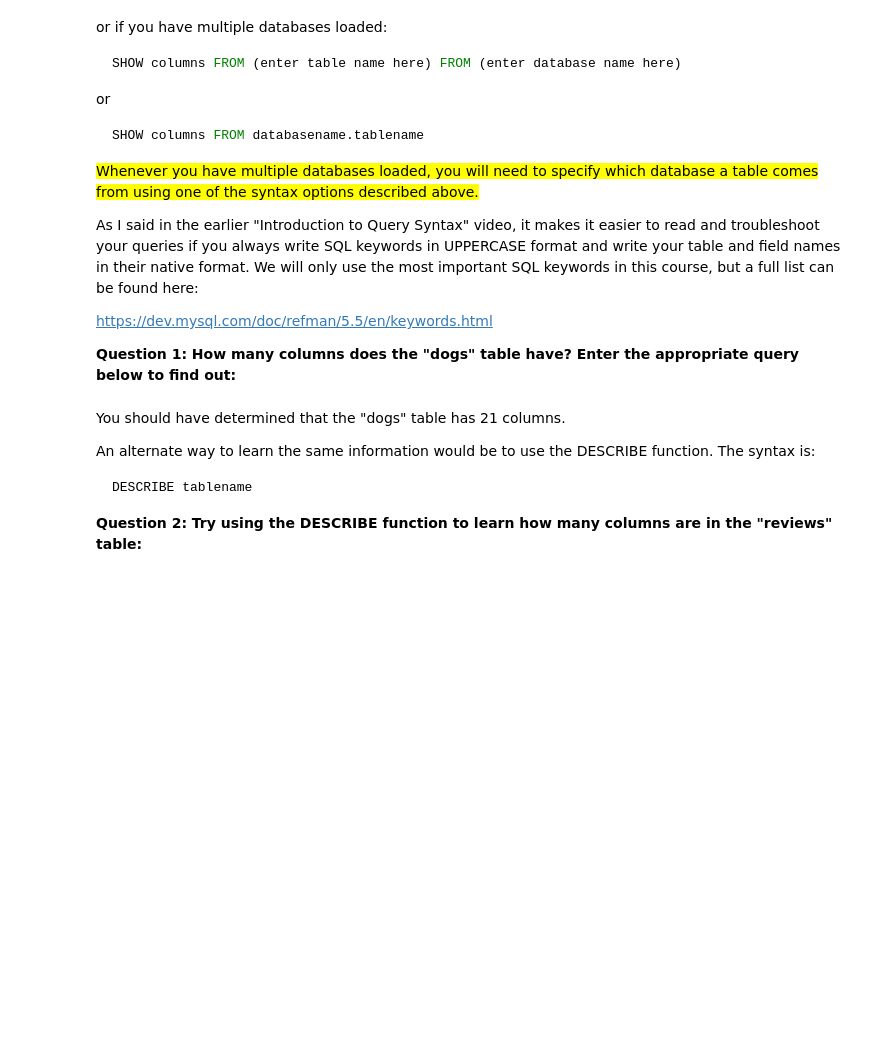
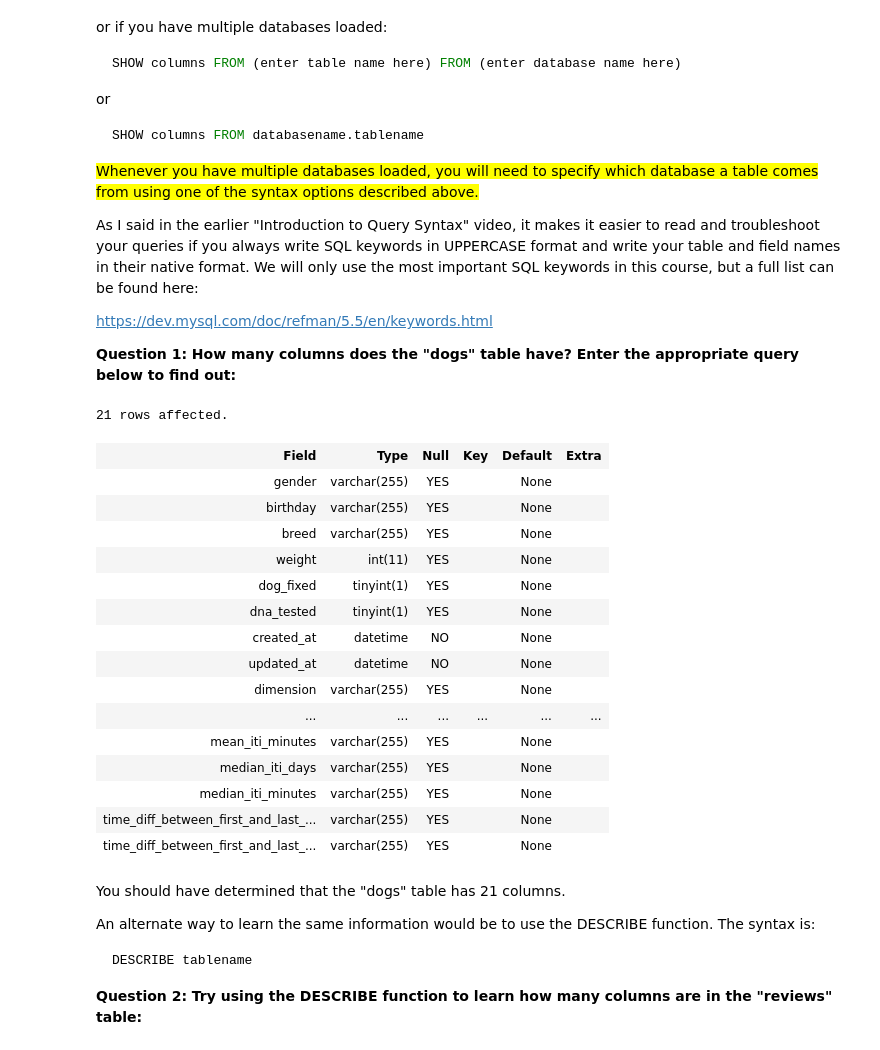
Before and after one commit to XuanX111/Excel_to_MySQL, a Jupyter notebook: MySQL_Exercise_01_Looking_at_Your_Data.ipynb, the cells around one changed output. Cells and saved outputs as stored; diff of their text form; code cells hidden in the pictures; blank space fills up the shorter version.

```diff
--- a/MySQL_Exercise_01_Looking_at_Your_Data.ipynb
+++ b/MySQL_Exercise_01_Looking_at_Your_Data.ipynb
@@ -99,6 +121,26 @@ https://dev.mysql.com/doc/refman/5.5/en/keywords.html
 
 
 **Question 1: How many columns does the "dogs" table have?  Enter the appropriate query below to find out:**
+# %%
+sql SHOW columns FROM dogs
+# %% [output]
+21 rows affected.
+| Field | Type | Null | Key | Default | Extra |
+| gender | varchar(255) | YES |  | None |  |
+| birthday | varchar(255) | YES |  | None |  |
+| breed | varchar(255) | YES |  | None |  |
+| weight | int(11) | YES |  | None |  |
+| dog_fixed | tinyint(1) | YES |  | None |  |
+| dna_tested | tinyint(1) | YES |  | None |  |
+| created_at | datetime | NO |  | None |  |
+| updated_at | datetime | NO |  | None |  |
+| dimension | varchar(255) | YES |  | None |  |
+| ... | ... | ... | ... | ... | ... |
+| mean_iti_minutes | varchar(255) | YES |  | None |  |
+| median_iti_days | varchar(255) | YES |  | None |  |
+| median_iti_minutes | varchar(255) | YES |  | None |  |
+| time_diff_between_first_and_last_... | varchar(255) | YES |  | None |  |
+| time_diff_between_first_and_last_... | varchar(255) | YES |  | None |  |
 # %% [markdown]
 You should have determined that the "dogs" table has 21 columns.
 
```
Also changed, not shown: parts of 20 cells of this notebook.
